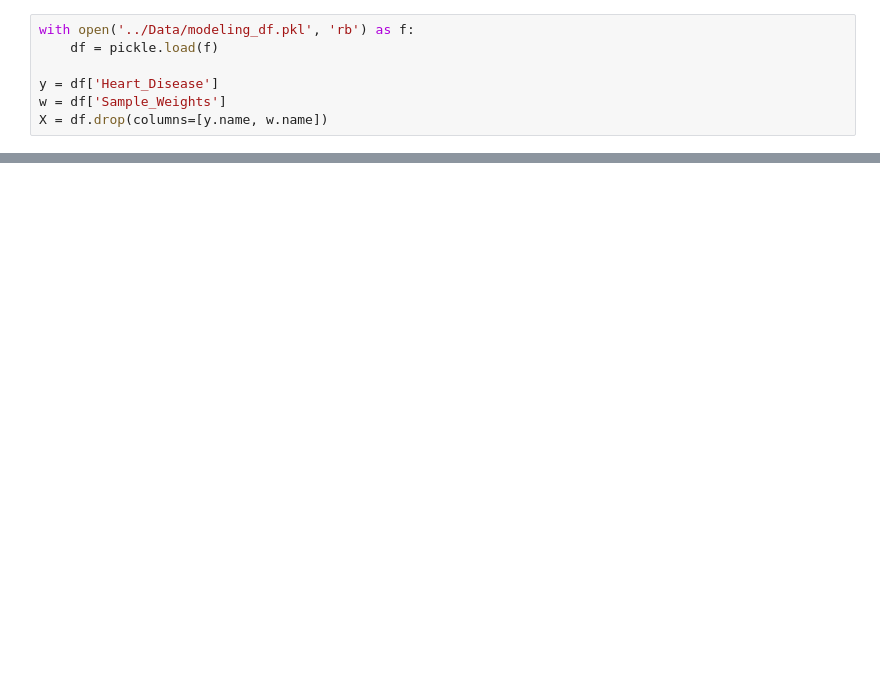
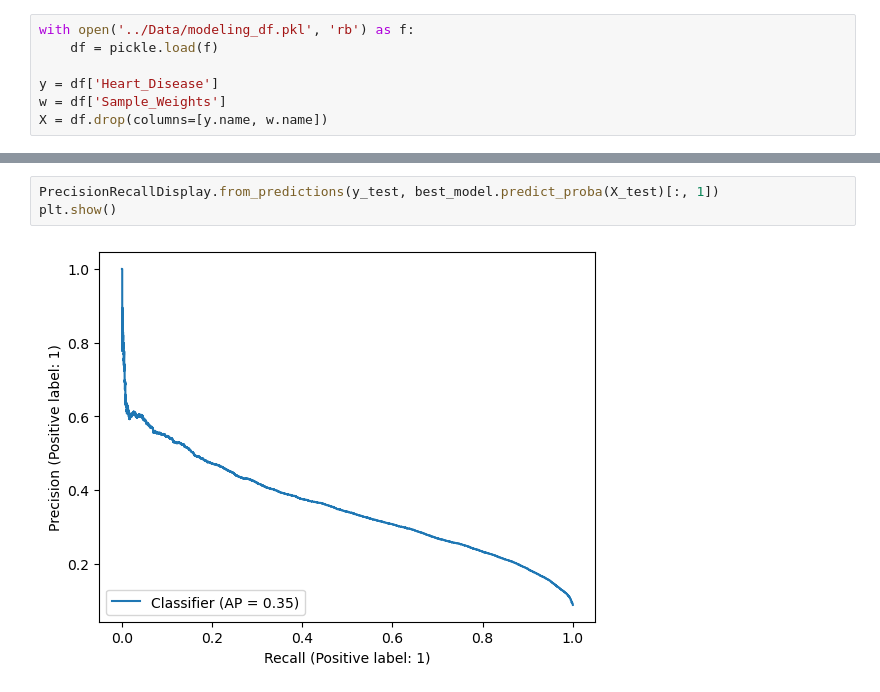
Before and after one commit to Hiram32/Springboard, a Jupyter notebook: Capstone_Project_2/Code/Modeling.ipynb, the cells around one changed output, grey strips where cells are left out. Saved outputs shown, nothing was run; the diff lists cells and outputs as text; blank space fills up the shorter version.

```diff
--- a/Capstone_Project_2/Code/Modeling.ipynb
+++ b/Capstone_Project_2/Code/Modeling.ipynb
@@ -519,0 +657,5 @@ class XGBClassifier(XGBModel, sklearn.base.ClassifierMixin)
+# %%
+PrecisionRecallDisplay.from_predictions(y_test, best_model.predict_proba(X_test)[:, 1])
+plt.show()
+# %% [output]
+[figure, added]
```
Also changed, not shown: parts of 104 cells of this notebook, 2 other files.
